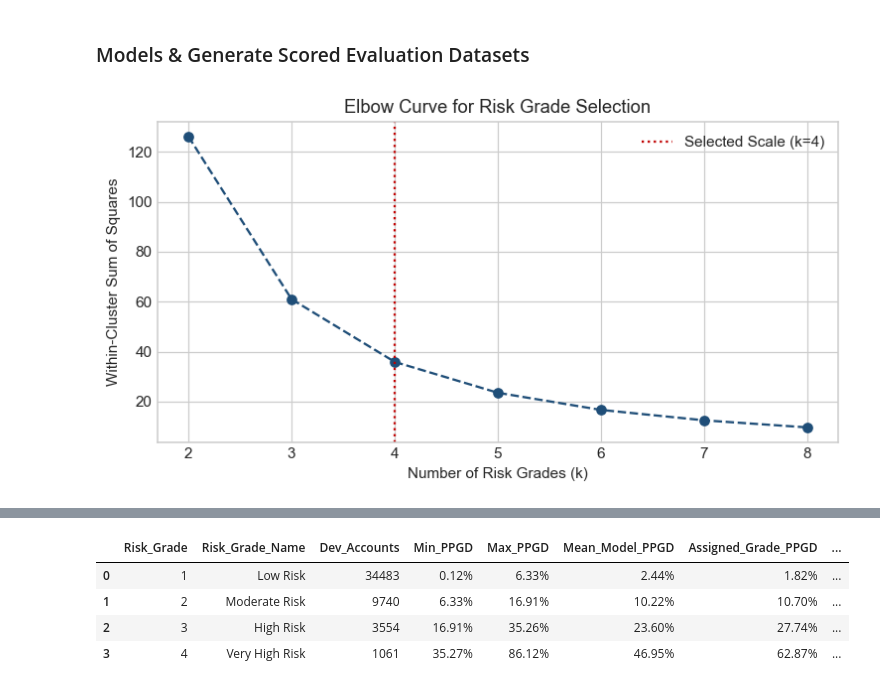
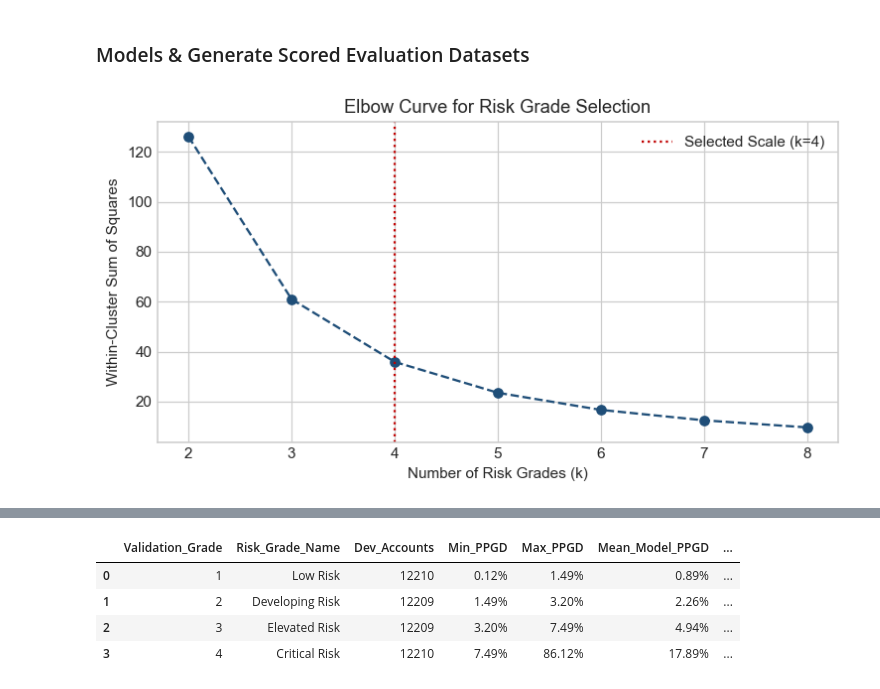
Before and after one commit to Beck40/Mortgage-Risk-Modelling, a Jupyter notebook: notebooks/03_model_build.ipynb, the cells around one changed output, grey strips where cells are left out. Cells and saved outputs as stored; diff of their text form; code cells hidden in the pictures.

```diff
--- a/notebooks/03_model_build.ipynb
+++ b/notebooks/03_model_build.ipynb
@@ -107,25 +96,18 @@ Preprocessed Development Shape: (48838, 21)
 
 Possessions are a minority event, so the models are fitted with training-only sample weights that target a 20% event rate. This gives the learner more minority examples without changing the observed population rate in the development, test or out-of-time data. The predicted probabilities are then corrected back to the observed training prior before they are used for monitoring or risk grading.
 # %%
-TARGET_TRAIN_RATE = 0.20
-observed_dev_rate = y_dev.mean()
+train_rate = 0.20
+dev_rate = y_dev.mean()
 
-sample_weight_dev = compute_sample_weight(
-    class_weight={
-        0: (1 - TARGET_TRAIN_RATE) / (1 - observed_dev_rate),
-        1: TARGET_TRAIN_RATE / observed_dev_rate,
-    },
-    y=y_dev,
-)
+weights = compute_sample_weight(class_weight={0: (1 - train_rate) / (1 - dev_rate), 1: train_rate / dev_rate}, y=y_dev)
 
 def restore_population_prior(probabilities, sampled_rate, population_rate):
-    """Undo the prior shift introduced by minority reweighting."""
     odds = probabilities / np.clip(1 - probabilities, 1e-12, None)
     population_odds = odds * (population_rate / (1 - population_rate)) / (sampled_rate / (1 - sampled_rate))
     return population_odds / (1 + population_odds)
 
-print(f"Observed Development possession rate : {observed_dev_rate:.2%}")
-print(f"Effective weighted training rate     : {TARGET_TRAIN_RATE:.2%}")
+print(f"Observed Development possession rate : {dev_rate:.2%}")
+print(f"Effective weighted training rate     : {train_rate:.2%}")
 # %% [output]
 Observed Development possession rate : 6.80%
 Effective weighted training rate     : 20.00%
@@ -245,18 +227,18 @@ MODEL COMPARISON SUMMARY (SORTED BY OOT GINI):
 champion_model = tuned_models["XGBoost"]
 
 keep_cols = ["account_id", "default_quarter", "default_year", "current_balance", "current_ltv", target]
-dev_scored  = dev_df[keep_cols].copy()
+dev_scored = dev_df[keep_cols].copy()
 test_scored = test_df[keep_cols].copy()
-oot_scored  = oot_df[keep_cols].copy()
+oot_scored = oot_df[keep_cols].copy()
 
 dev_scored["PPGD"] = restore_population_prior(
-    champion_model.predict_proba(X_dev_prep)[:, 1], TARGET_TRAIN_RATE, observed_dev_rate
+    champion_model.predict_proba(X_dev_prep)[:, 1], train_rate, dev_rate
 )
 test_scored["PPGD"] = restore_population_prior(
-    champion_model.predict_proba(X_test_prep)[:, 1], TARGET_TRAIN_RATE, observed_dev_rate
+    champion_model.predict_proba(X_test_prep)[:, 1], train_rate, dev_rate
 )
 oot_scored["PPGD"] = restore_population_prior(
-    champion_model.predict_proba(X_oot_prep)[:, 1], TARGET_TRAIN_RATE, observed_dev_rate
+    champion_model.predict_proba(X_oot_prep)[:, 1], train_rate, dev_rate
 )
 
 # Elbow curve on Development PPGDs
@@ -278,30 +260,27 @@ plt.legend()
 plt.tight_layout()
 plt.show()
 
-# Fit 4-Grade K-Means on Development PPGDs and apply rules to Test and OOT
-N_GRADES = 4
-kmeans_grader = KMeans(n_clusters=N_GRADES, random_state=42, n_init=20)
+# Fit the 4-grade K-Means scale on Development PPGDs.
+n_grades = 4
+kmeans_grader = KMeans(n_clusters=n_grades, random_state=42, n_init=20)
 kmeans_grader.fit(dev_scored[["PPGD"]])
 
-sorted_clusters = np.argsort(kmeans_grader.cluster_centers_.flatten())
-cluster_map = {int(old_c): int(new_g + 1) for new_g, old_c in enumerate(sorted_clusters)}
-grade_names = {
-    1: "Low Risk",
-    2: "Moderate Risk",
-    3: "High Risk",
-    4: "Very High Risk",
-}
+# Apply Development-fitted quartile thresholds to the final four named grades.
+# This creates a balanced grade population rather than tying grades to cluster volume.
+cut_points = dev_scored["PPGD"].quantile([0.25, 0.50, 0.75]).to_numpy()
+grade_names = {1: "Low Risk", 2: "Developing Risk", 3: "Elevated Risk", 4: "Critical Risk"}
 
-for df_sample in [dev_scored, test_scored, oot_scored]:
-    df_sample["Risk_Grade"] = pd.Series(kmeans_grader.predict(df_sample[["PPGD"]])).map(cluster_map).values
-    df_sample["Risk_Grade_Name"] = df_sample["Risk_Grade"].map(grade_names)
+for df in [dev_scored, test_scored, oot_scored]:
+    df["Validation_Grade"] = np.digitize(df["PPGD"].to_numpy(), cut_points) + 1
+    df["Risk_Grade"] = df["Validation_Grade"]
+    df["Risk_Grade_Name"] = df["Validation_Grade"].map(grade_names)
 
-# Assign empirical Development default rate (LRADR) to each grade
-grade_pooled_map = dev_scored.groupby("Risk_Grade")[target].mean().to_dict()
-for df_sample in [dev_scored, test_scored, oot_scored]:
-    df_sample["Grade_PPGD"] = df_sample["Risk_Grade"].map(grade_pooled_map)
+# Assign empirical Development possession rates to each validation grade.
+grade_rates = dev_scored.groupby("Validation_Grade")[target].mean().to_dict()
+for df in [dev_scored, test_scored, oot_scored]:
+    df["Grade_PPGD"] = df["Validation_Grade"].map(grade_rates)
 
-grade_summary = dev_scored.groupby(["Risk_Grade", "Risk_Grade_Name"]).agg(
+grade_summary = dev_scored.groupby(["Validation_Grade", "Risk_Grade_Name"]).agg(
     Dev_Accounts=(target, "count"),
     Min_PPGD=("PPGD", "min"),
     Max_PPGD=("PPGD", "max"),
@@ -310,10 +289,10 @@ grade_summary = dev_scored.groupby(["Risk_Grade", "Risk_Grade_Name"]).agg(
     Observed_Rate=(target, "mean")
 ).reset_index()
 
-print("\nXGBOOST + K-MEANS RISK GRADE SCALE (DEVELOPMENT SET):")
+print("\nXGBOOST + BALANCED 4-GRADE SCALE (DEVELOPMENT SET):")
 display(grade_summary.style.format({
-    "Min_PPGD": "{:.2%}", "Max_PPGD": "{:.2%}",
-    "Mean_Model_PPGD": "{:.2%}", "Assigned_Grade_PPGD": "{:.2%}", "Observed_Rate": "{:.2%}"
+    "Min_PPGD": "{:.2%}", "Max_PPGD": "{:.2%}", "Mean_Model_PPGD": "{:.2%}",
+    "Assigned_Grade_PPGD": "{:.2%}", "Observed_Rate": "{:.2%}"
 }))
 
 # Save artefacts and preprocessed matrices
@@ -321,12 +300,12 @@ joblib.dump(preprocessor_std, "../data/model_artefacts/global_preprocessor.pkl")
 joblib.dump(champion_model, "../data/model_artefacts/champion_xgboost_model.pkl")
 joblib.dump(kmeans_grader, "../data/model_artefacts/kmeans_risk_grader.pkl")
 
-ohe_cats = list(preprocessor_std.named_transformers_["cat"].named_steps["ohe"].get_feature_names_out(cat_cols))
-feature_names_out = num_cols + ohe_cats
+ohe_names = list(preprocessor_std.named_transformers_["cat"].named_steps["ohe"].get_feature_names_out(cat_cols))
+feature_names = num_cols + ohe_names
 
-pd.DataFrame(X_dev_prep, columns=feature_names_out).to_csv("../data/model_artefacts/X_dev_prep.csv", index=False)
-pd.DataFrame(X_test_prep, columns=feature_names_out).to_csv("../data/model_artefacts/X_test_prep.csv", index=False)
-pd.DataFrame(X_oot_prep, columns=feature_names_out).to_csv("../data/model_artefacts/X_oot_prep.csv", index=False)
+pd.DataFrame(X_dev_prep, columns=feature_names).to_csv("../data/model_artefacts/X_dev_prep.csv", index=False)
+pd.DataFrame(X_test_prep, columns=feature_names).to_csv("../data/model_artefacts/X_test_prep.csv", index=False)
+pd.DataFrame(X_oot_prep, columns=feature_names).to_csv("../data/model_artefacts/X_oot_prep.csv", index=False)
 
 dev_scored.to_csv("../data/model_artefacts/dev_scored_predictions.csv", index=False)
 test_scored.to_csv("../data/model_artefacts/test_scored_predictions.csv", index=False)
@@ -337,5 +316,5 @@ XGBOOST + K-MEANS RISK GRADE SCALE (DEVELOPMENT SET):
-|  | Risk_Grade | Risk_Grade_Name | Dev_Accounts | Min_PPGD | Max_PPGD | Mean_Model_PPGD | Assigned_Grade_PPGD | ... |
-| 0 | 1 | Low Risk | 34483 | 0.12% | 6.33% | 2.44% | 1.82% | ... |
-| 1 | 2 | Moderate Risk | 9740 | 6.33% | 16.91% | 10.22% | 10.70% | ... |
-| 2 | 3 | High Risk | 3554 | 16.91% | 35.26% | 23.60% | 27.74% | ... |
-| 3 | 4 | Very High Risk | 1061 | 35.27% | 86.12% | 46.95% | 62.87% | ... |
+|  | Validation_Grade | Risk_Grade_Name | Dev_Accounts | Min_PPGD | Max_PPGD | Mean_Model_PPGD | ... |
+| 0 | 1 | Low Risk | 12210 | 0.12% | 1.49% | 0.89% | ... |
+| 1 | 2 | Developing Risk | 12209 | 1.49% | 3.20% | 2.26% | ... |
+| 2 | 3 | Elevated Risk | 12209 | 3.20% | 7.49% | 4.94% | ... |
+| 3 | 4 | Critical Risk | 12210 | 7.49% | 86.12% | 17.89% | ... |
```
Also changed, not shown: parts of 5 cells of this notebook, 15 other files.
